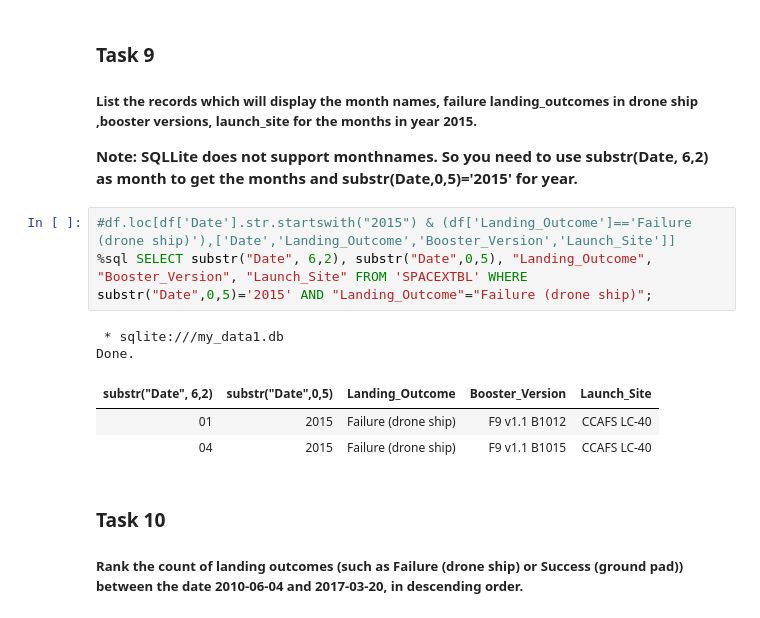
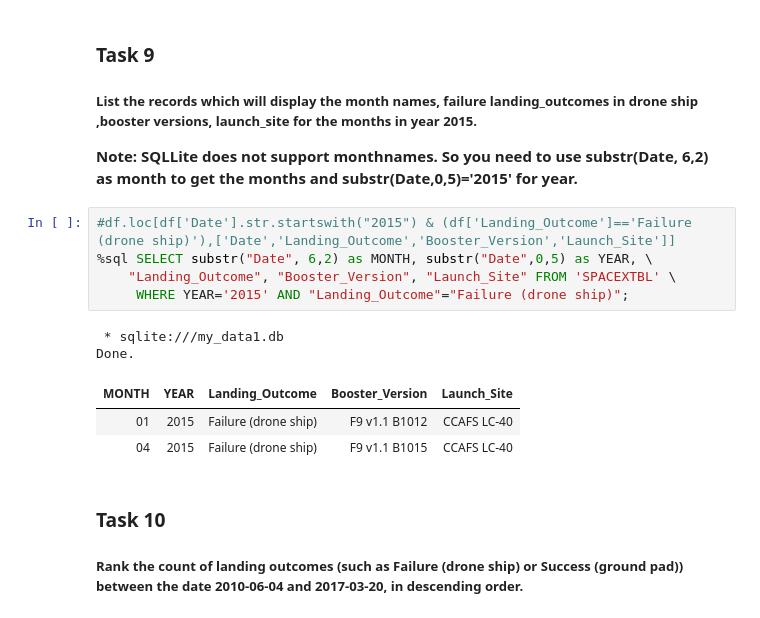
Before and after one commit to ShoheiUchikawa-nttat/testrepo, a Jupyter notebook: jupyter-labs-eda-sql-coursera_sqllite.ipynb, the cells around one changed output. Cells and saved outputs as stored; diff of their text form.

```diff
--- a/jupyter-labs-eda-sql-coursera_sqllite.ipynb
+++ b/jupyter-labs-eda-sql-coursera_sqllite.ipynb
@@ -278,11 +278,13 @@ Done.
 **Note: SQLLite does not support monthnames. So you need to use  substr(Date, 6,2) as month to get the months and substr(Date,0,5)='2015' for year.**
 # %%
 #df.loc[df['Date'].str.startswith("2015") & (df['Landing_Outcome']=='Failure (drone ship)'),['Date','Landing_Outcome','Booster_Version','Launch_Site']]
-%sql SELECT substr("Date", 6,2), substr("Date",0,5), "Landing_Outcome", "Booster_Version", "Launch_Site" FROM 'SPACEXTBL' WHERE substr("Date",0,5)='2015' AND "Landing_Outcome"="Failure (drone ship)";
+%sql SELECT substr("Date", 6,2) as MONTH, substr("Date",0,5) as YEAR, \
+    "Landing_Outcome", "Booster_Version", "Launch_Site" FROM 'SPACEXTBL' \
+     WHERE YEAR='2015' AND "Landing_Outcome"="Failure (drone ship)";
 # %% [output]
  * sqlite:///my_data1.db
 Done.
-| substr("Date", 6,2) | substr("Date",0,5) | Landing_Outcome | Booster_Version | Launch_Site |
+| MONTH | YEAR | Landing_Outcome | Booster_Version | Launch_Site |
 | 01 | 2015 | Failure (drone ship) | F9 v1.1 B1012 | CCAFS LC-40 |
 | 04 | 2015 | Failure (drone ship) | F9 v1.1 B1015 | CCAFS LC-40 |
 # %% [markdown]
```
Also changed, not shown: parts of 1 cell of this notebook.
